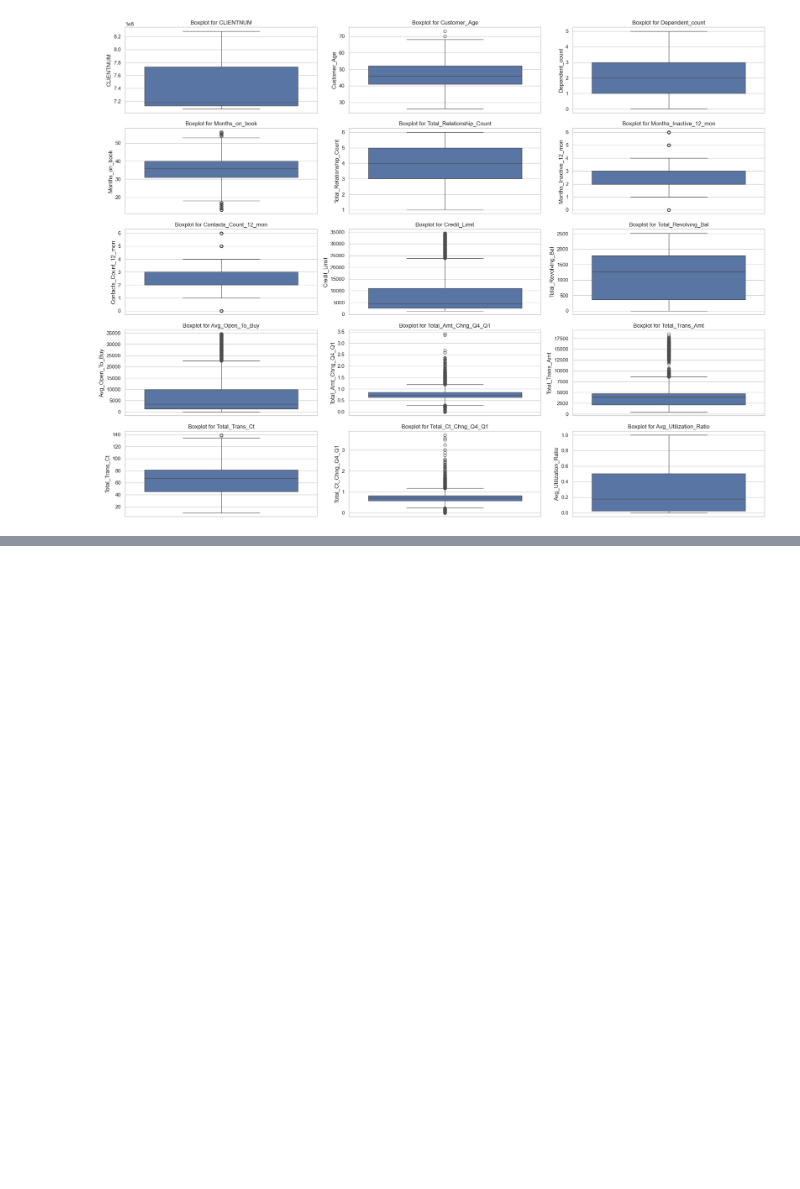
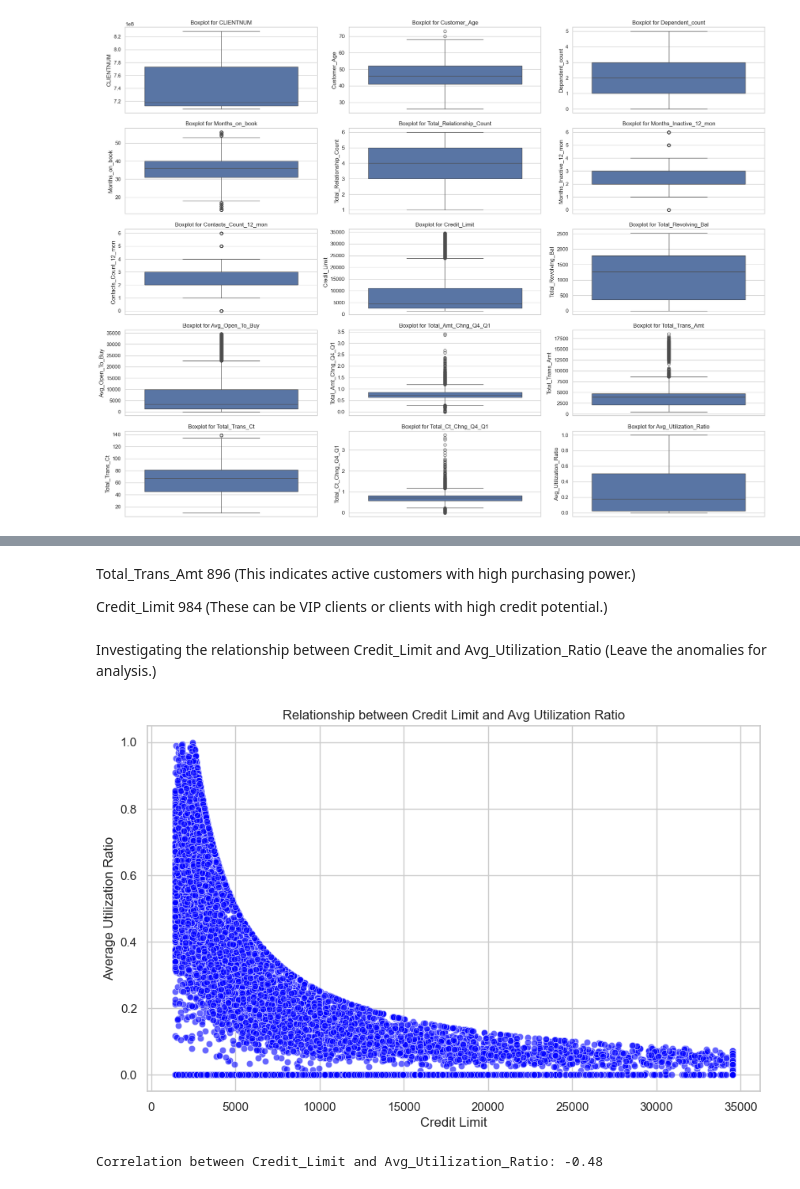
Before and after one commit to Zeegeuze/churn_prediction, a Jupyter notebook: personal_maps/anastasiia/anastasiia_main.ipynb, the cells around one changed output, grey strips where cells are left out. Saved outputs shown, nothing was run; the diff lists cells and outputs as text; code cells hidden in the pictures; blank space fills up the shorter version.

```diff
--- a/personal_maps/anastasiia/anastasiia_main.ipynb
+++ b/personal_maps/anastasiia/anastasiia_main.ipynb
@@ -200,0 +217,22 @@ Card_Category: ['Blue' 'Gold' 'Silver' 'Platinum']
+# %% [markdown]
+Total_Trans_Amt 896 (This indicates active customers with high purchasing power.)
+
+Credit_Limit 984 (These can be VIP clients or clients with high credit potential.)
+# %% [markdown]
+Investigating the relationship between Credit_Limit and Avg_Utilization_Ratio
+(Leave the anomalies for analysis.)
+# %%
+# Scatter plot to analyze the relationship between Credit_Limit and Avg_Utilization_Ratio
+plt.figure(figsize=(10, 6))
+sns.scatterplot(x='Credit_Limit', y='Avg_Utilization_Ratio', data=df, alpha=0.6, color="blue")
+plt.title("Relationship between Credit Limit and Avg Utilization Ratio")
+plt.xlabel("Credit Limit")
+plt.ylabel("Average Utilization Ratio")
+plt.show()
+
+# Calculate the correlation
+correlation = df['Credit_Limit'].corr(df['Avg_Utilization_Ratio'])
+print(f"Correlation between Credit_Limit and Avg_Utilization_Ratio: {correlation:.2f}")
+# %% [output]
+[figure, added]
+Correlation between Credit_Limit and Avg_Utilization_Ratio: -0.48
```
Also changed, not shown: parts of 45 cells of this notebook, 1 other file.
